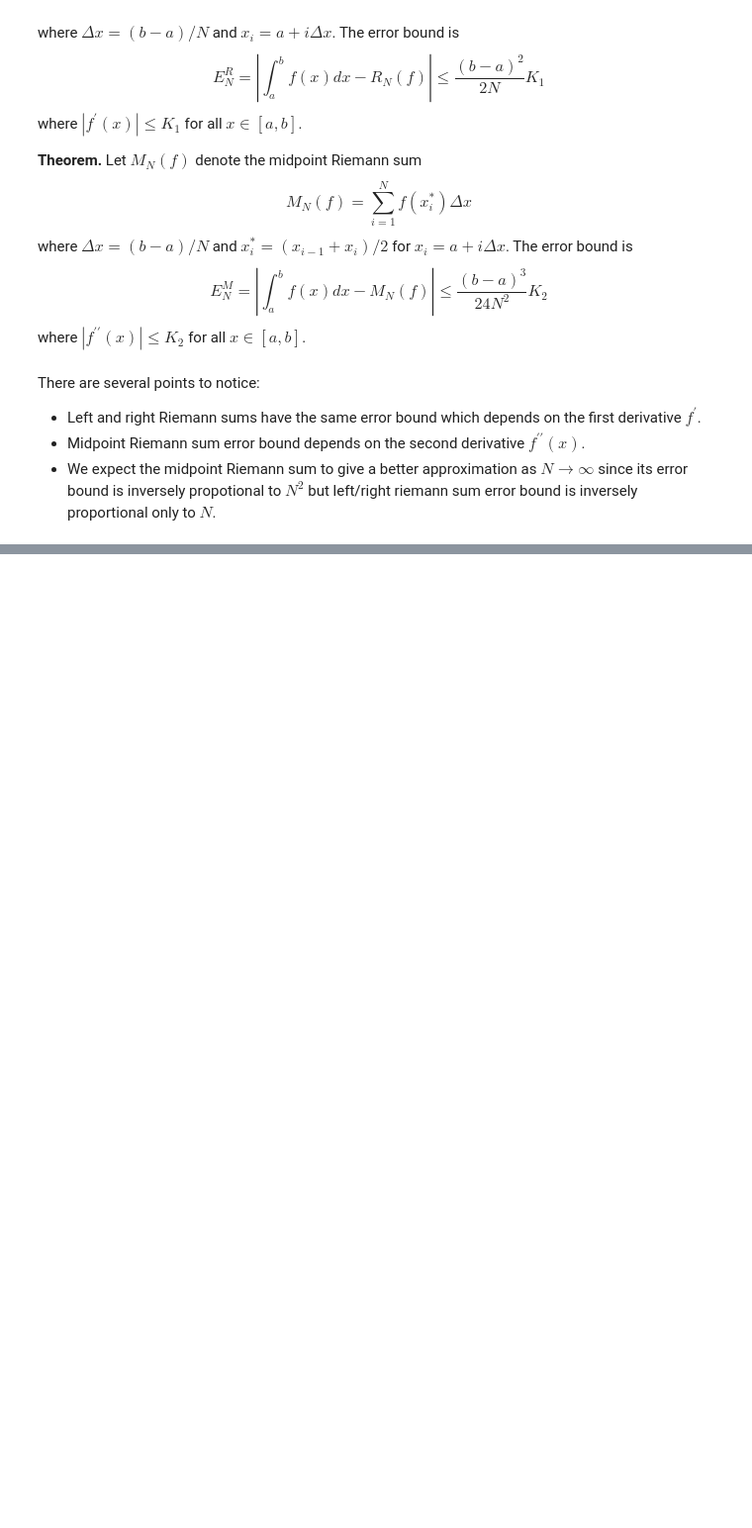
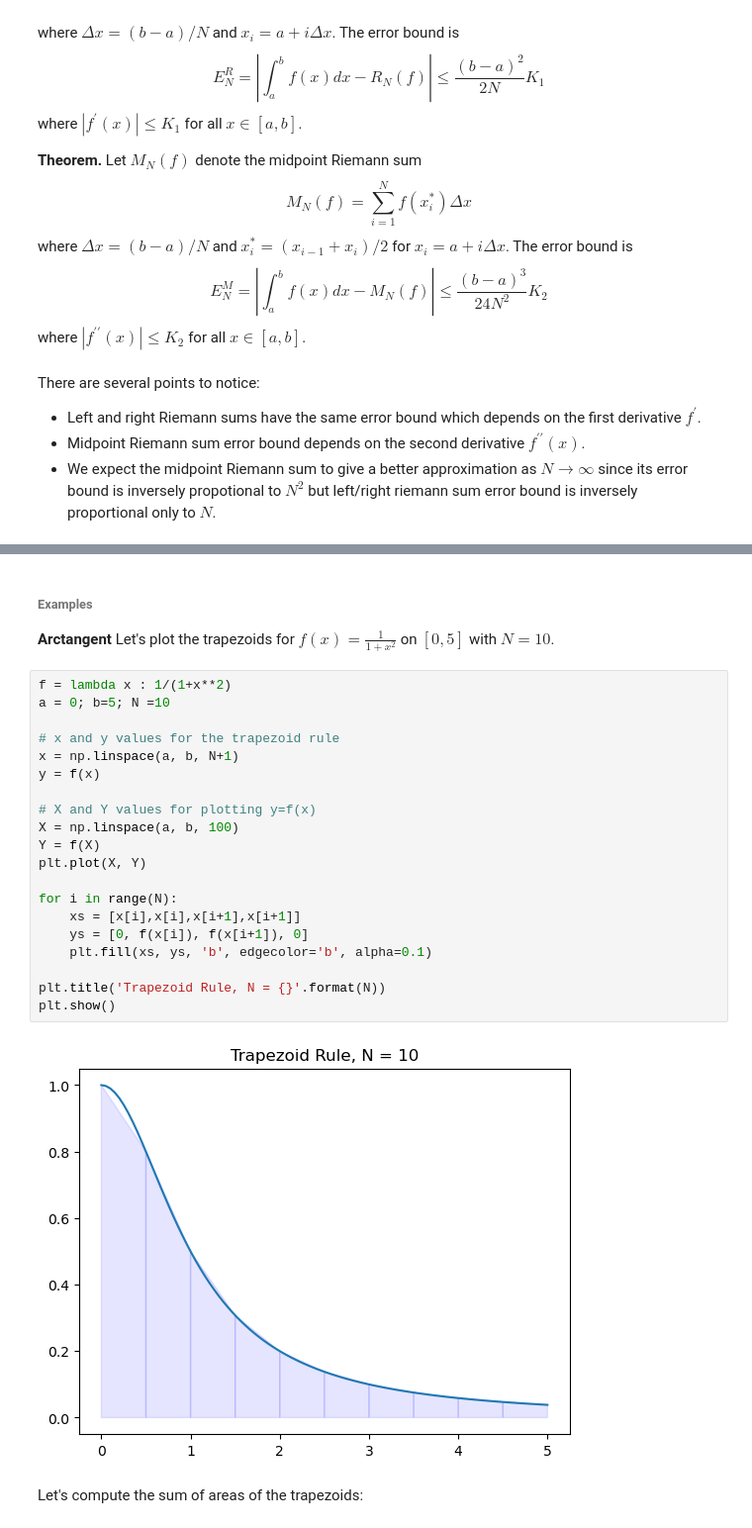
Before and after one commit to byeolla/science_dnn, a Jupyter notebook: 4th_week.ipynb, the cells around one changed output, grey strips where cells are left out. Shown at 99% size. Saved outputs shown, nothing was run; the diff lists cells and outputs as text; blank space fills up the shorter version.

```diff
--- a/4th_week.ipynb
+++ b/4th_week.ipynb
@@ -164,0 +351,29 @@ where $\Delta = (b-a)/N$ and $x_{i}= a+i\Delta x$ defines a partition with $N$ s
+# %% [markdown]
+###### Examples
+
+**Arctangent**
+Let's plot the trapezoids for $f(x)=\frac{1}{1+x^{2}}$ on $\left[0, 5\right]$ with $N=10$.
+# %%
+f = lambda x : 1/(1+x**2)
+a = 0; b=5; N =10
+
+# x and y values for the trapezoid rule
+x = np.linspace(a, b, N+1)
+y = f(x)
+
+# X and Y values for plotting y=f(x)
+X = np.linspace(a, b, 100)
+Y = f(X)
+plt.plot(X, Y)
+
+for i in range(N):
+    xs = [x[i],x[i],x[i+1],x[i+1]]
+    ys = [0, f(x[i]), f(x[i+1]), 0]
+    plt.fill(xs, ys, 'b', edgecolor='b', alpha=0.1)
+
+plt.title('Trapezoid Rule, N = {}'.format(N))
+plt.show()
+# %% [output]
+[figure, added]
+# %% [markdown]
+Let's compute the sum of areas of the trapezoids:
```
Also changed, not shown: parts of 45 cells of this notebook.
